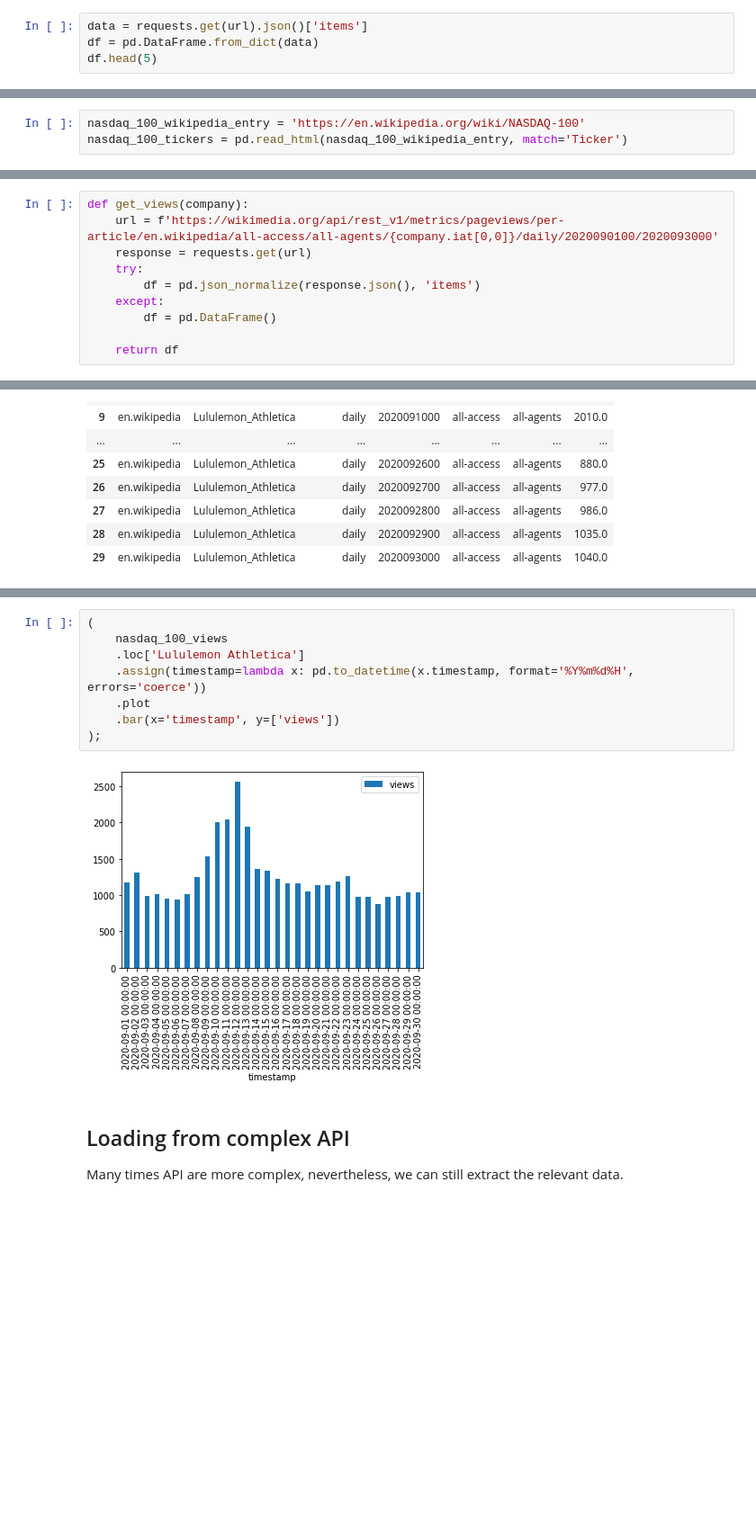
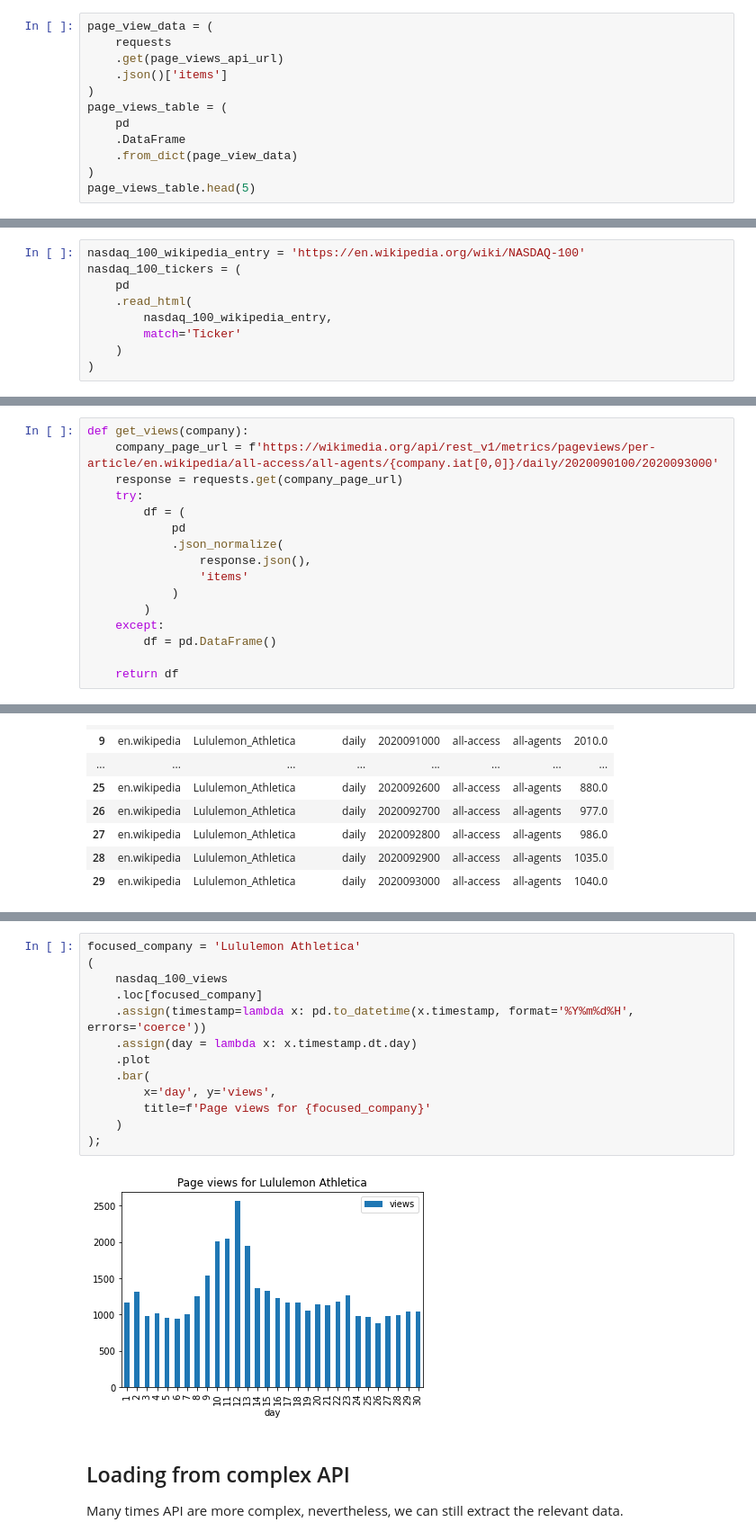
Before and after one commit to luisdomin5/from-excel-to-pandas, a Jupyter notebook: _sources/notebooks/01.03_loading_data_from_API.ipynb, the cells around one changed output, grey strips where cells are left out. Shown: that part at 90% size. Saved outputs shown, nothing was run; the diff lists cells and outputs as text; blank space fills up the shorter version.

```diff
--- a/_sources/notebooks/01.03_loading_data_from_API.ipynb
+++ b/_sources/notebooks/01.03_loading_data_from_API.ipynb
@@ -45,6 +53,14 @@ df.head(5)
 # %%
-data = requests.get(url).json()['items']
-df = pd.DataFrame.from_dict(data)
-df.head(5)
+page_view_data = (
+    requests
+    .get(page_views_api_url)
+    .json()['items']
+)
+page_views_table = (
+    pd
+    .DataFrame
+    .from_dict(page_view_data)
+)
+page_views_table.head(5)
 # %% [output]
 |  | project | article | granularity | timestamp | access | agent | views |
@@ -71,4 +97,10 @@ df.head(5)
 We saw in the previous section how to load the values of a table from Wikipeia (or other HTML pages). Let's use it now to load all the NASDAQ 100 index companies to compare their page views.
 # %%
 nasdaq_100_wikipedia_entry = 'https://en.wikipedia.org/wiki/NASDAQ-100'
-nasdaq_100_tickers = pd.read_html(nasdaq_100_wikipedia_entry, match='Ticker')
+nasdaq_100_tickers = (
+    pd
+    .read_html(
+        nasdaq_100_wikipedia_entry,
+        match='Ticker'
+    )
+)
@@ -95,9 +129,15 @@ Now we want to get all the views of each company on our list. We will define a s
 # %%
 def get_views(company):
-    url = f'https://wikimedia.org/api/rest_v1/metrics/pageviews/per-article/en.wikipedia/all-access/all-agents/{company.iat[0,0]}/daily/2020090100/2020093000'
-    response = requests.get(url)
+    company_page_url = f'https://wikimedia.org/api/rest_v1/metrics/pageviews/per-article/en.wikipedia/all-access/all-agents/{company.iat[0,0]}/daily/2020090100/2020093000'
+    response = requests.get(company_page_url)
     try:
-        df = pd.json_normalize(response.json(), 'items')
+        df = (
+            pd
+            .json_normalize(
+                response.json(),
+                'items'
+            )
+        )
     except:
         df = pd.DataFrame()
 
@@ -149,13 +206,18 @@ nasdaq_100_views.loc['Lululemon Athletica']
 # %%
+focused_company = 'Lululemon Athletica'
 (
     nasdaq_100_views
-    .loc['Lululemon Athletica']
+    .loc[focused_company]
     .assign(timestamp=lambda x: pd.to_datetime(x.timestamp, format='%Y%m%d%H', errors='coerce'))
+    .assign(day = lambda x: x.timestamp.dt.day)
     .plot
-    .bar(x='timestamp', y=['views'])
+    .bar(
+        x='day', y='views',
+        title=f'Page views for {focused_company}'
+    )
 );
 # %% [output]
-[figure, old version]
+[figure, new version]
 # %% [markdown]
 ## Loading from complex API
 
```
Also changed, not shown: parts of 18 cells of this notebook, 8 other files.
